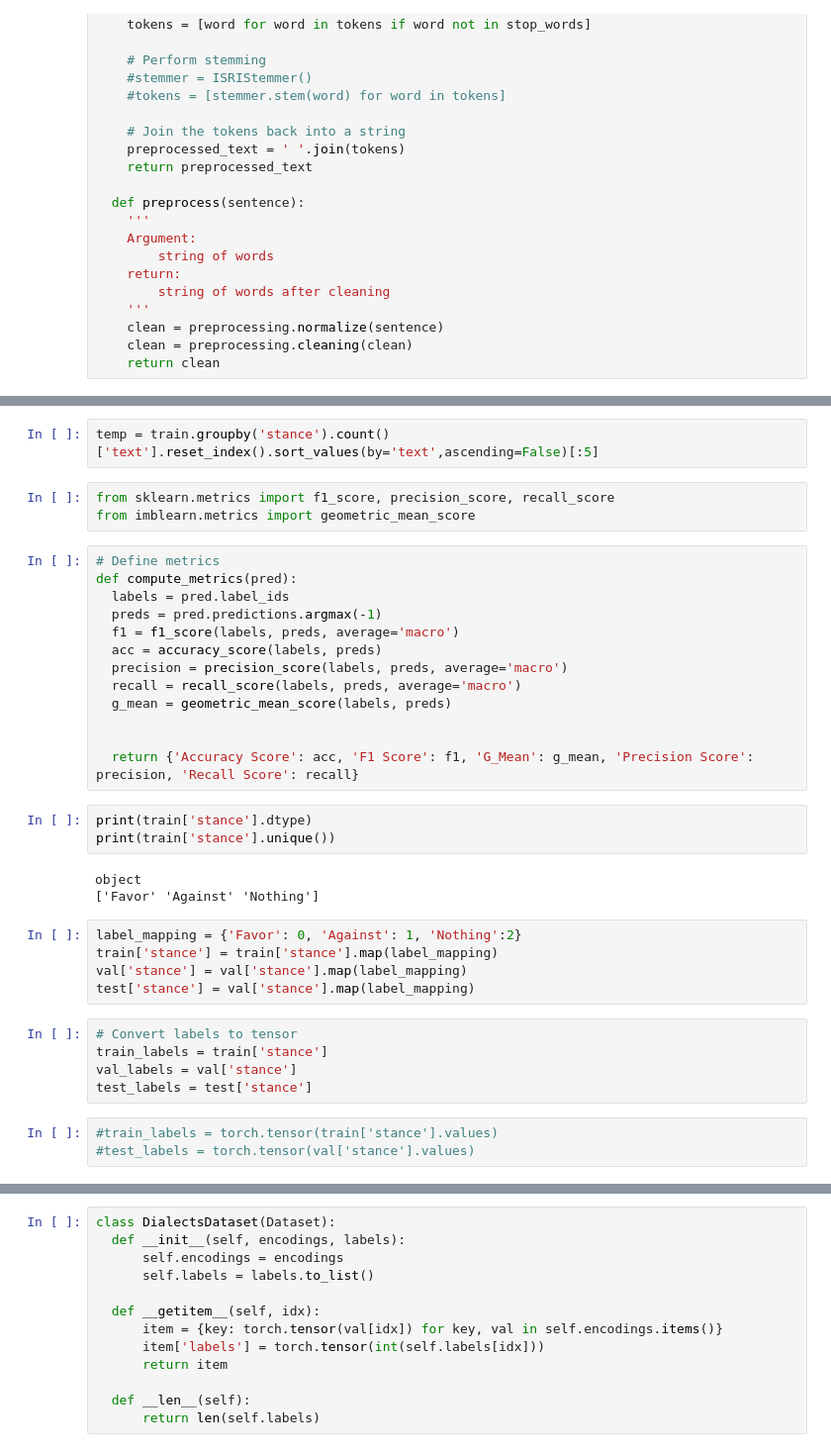
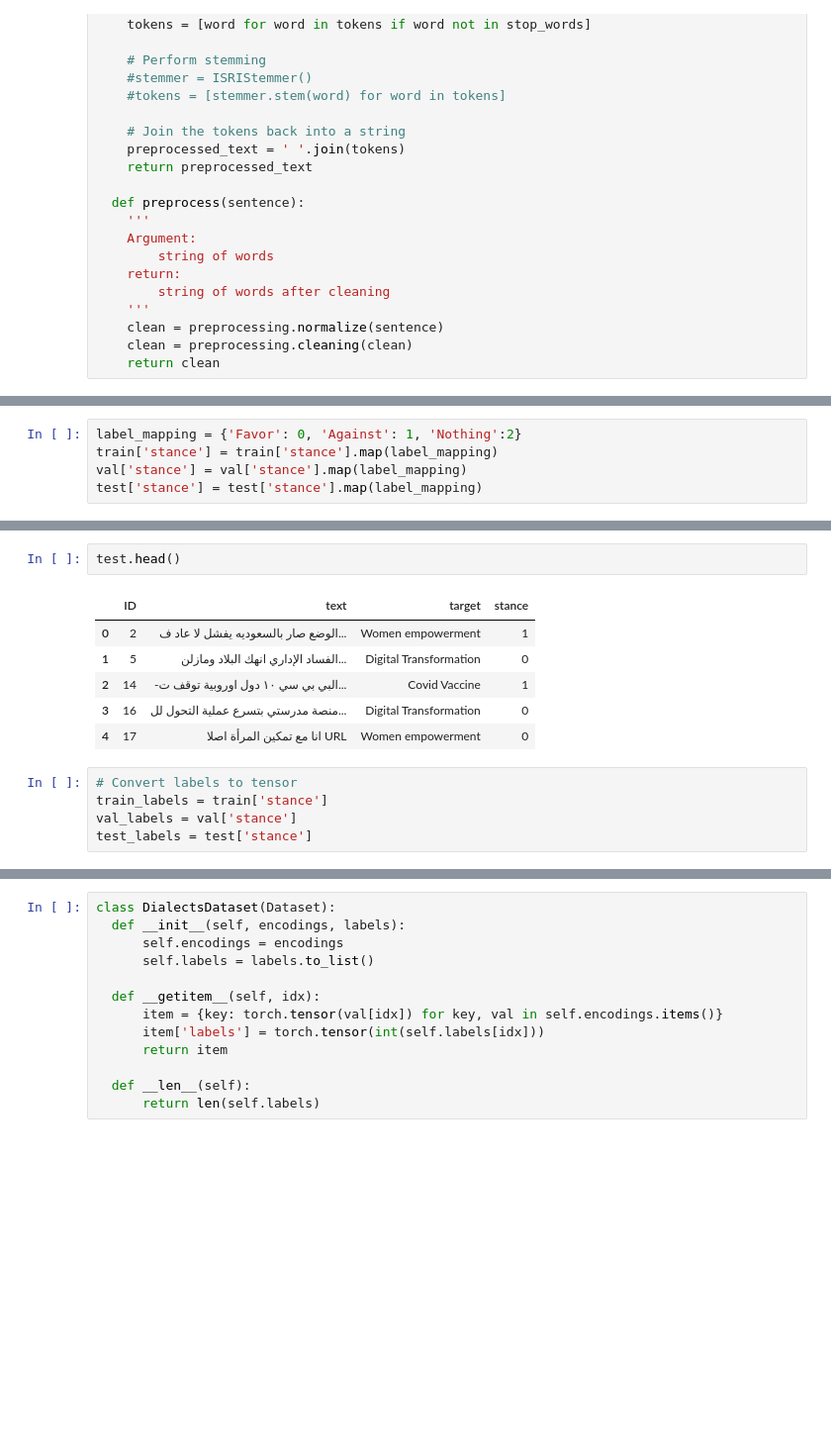
Before and after one commit to NoufAlshenaifi/Rasid-at-StanceEval2024, a Jupyter notebook: MARBERT.ipynb, the cells around one changed output, grey strips where cells are left out. Shown at 99% size. Cells and saved outputs as stored; diff of their text form; blank space fills up the shorter version.

```diff
--- a/MARBERT.ipynb
+++ b/MARBERT.ipynb
@@ -187,2 +252,7 @@ val['text'] = val['text'].apply(preprocessing.preprocess)
+# %%
+label_mapping = {'Favor': 0, 'Against': 1, 'Nothing':2}
+train['stance'] = train['stance'].map(label_mapping)
+val['stance'] = val['stance'].map(label_mapping)
+test['stance'] = test['stance'].map(label_mapping)
 # %%
 train.head()
@@ -204,40 +266,17 @@ plt.savefig("diall.png")
-# %%
-temp = train.groupby('stance').count()['text'].reset_index().sort_values(by='text',ascending=False)[:5]
-# %%
-from sklearn.metrics import f1_score, precision_score, recall_score
-from imblearn.metrics import geometric_mean_score
-# %%
-# Define metrics
-def compute_metrics(pred):
-  labels = pred.label_ids
-  preds = pred.predictions.argmax(-1)
-  f1 = f1_score(labels, preds, average='macro')
-  acc = accuracy_score(labels, preds)
-  precision = precision_score(labels, preds, average='macro')
-  recall = recall_score(labels, preds, average='macro')
-  g_mean = geometric_mean_score(labels, preds)
-
-
-  return {'Accuracy Score': acc, 'F1 Score': f1, 'G_Mean': g_mean, 'Precision Score': precision, 'Recall Score': recall}
-# %%
-print(train['stance'].dtype)
-print(train['stance'].unique())
-# %% [output]
-object
-['Favor' 'Against' 'Nothing']
-# %%
-label_mapping = {'Favor': 0, 'Against': 1, 'Nothing':2}
-train['stance'] = train['stance'].map(label_mapping)
-val['stance'] = val['stance'].map(label_mapping)
-test['stance'] = val['stance'].map(label_mapping)
+# %%
+test.head()
+# %% [output]
+|  | ID | text | target | stance |
+| 0 | 2 | الوضع صار بالسعوديه يفشل لا عاد ف... | Women empowerment | 1 |
+| 1 | 5 | الفساد الإداري انهك البلاد ومازلن... | Digital Transformation | 0 |
+| 2 | 14 | -البي بي سي ١٠ دول اوروبية توقف ت... | Covid Vaccine | 1 |
+| 3 | 16 | منصة مدرستي بتسرع عملية التحول لل... | Digital Transformation | 0 |
+| 4 | 17 | انا مع تمكين المرأة اصلا URL | Women empowerment | 0 |
 # %%
 # Convert labels to tensor
 train_labels = train['stance']
 val_labels = val['stance']
 test_labels = test['stance']
-# %%
-#train_labels = torch.tensor(train['stance'].values)
-#test_labels = torch.tensor(val['stance'].values)
 # %%
 train.head()
 # %% [output]
```
Also changed, not shown: parts of 43 cells of this notebook.
